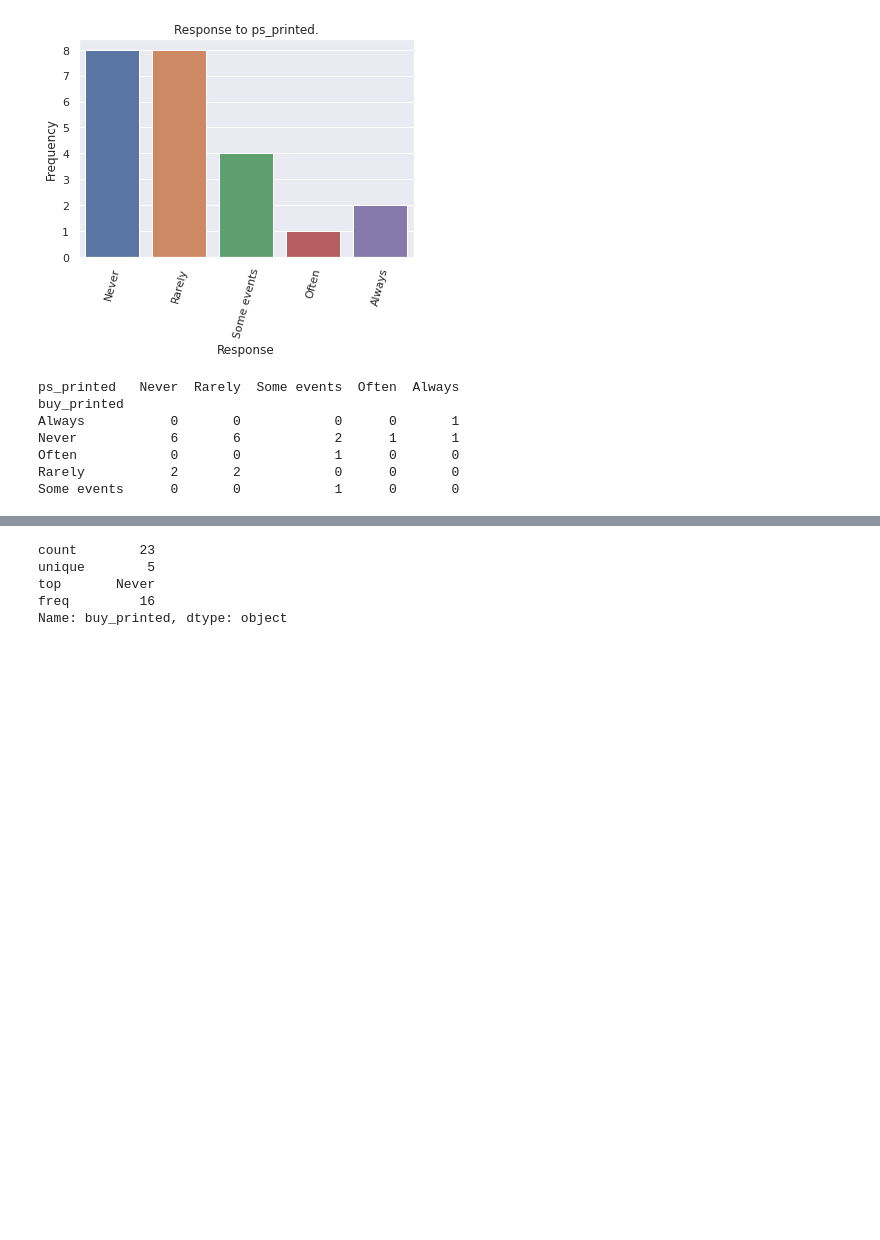
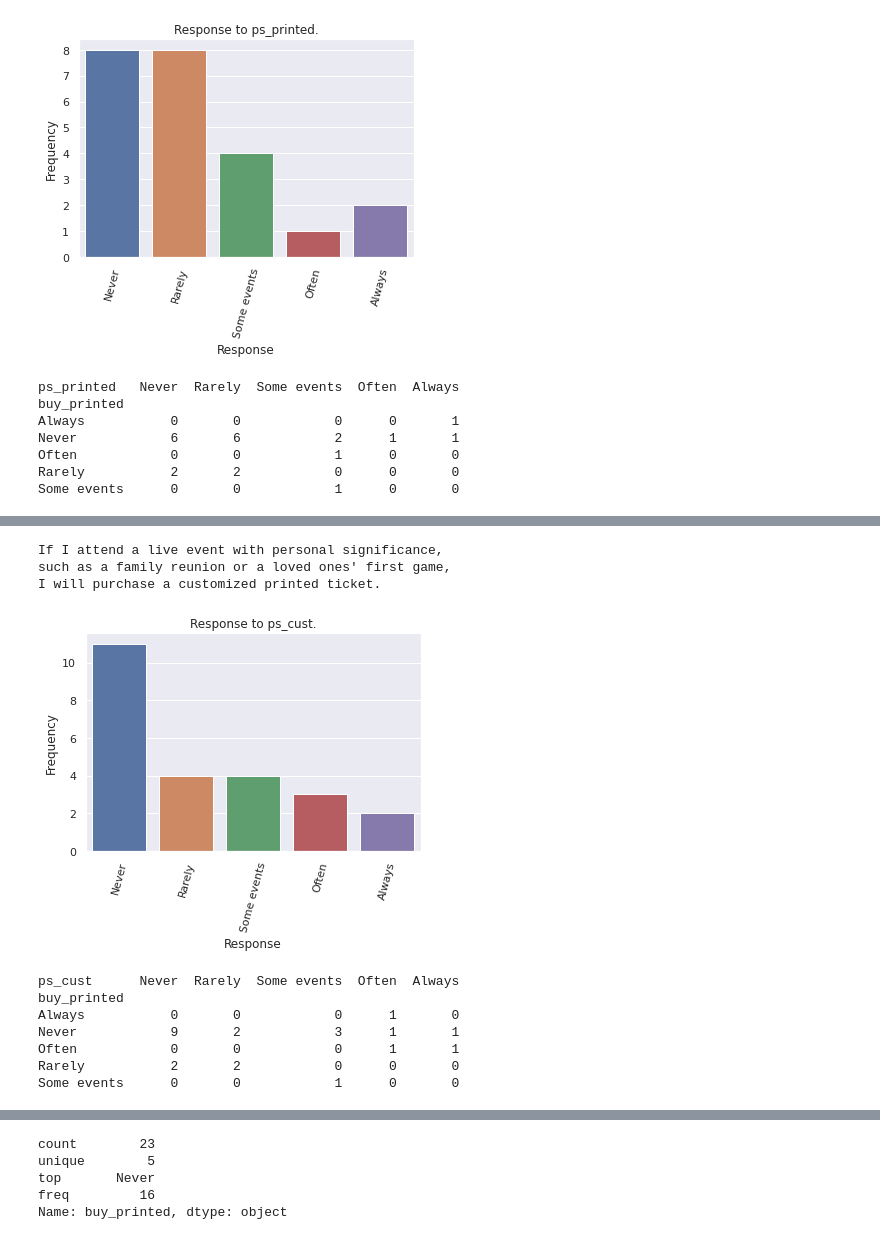
Before and after one commit to LibbyFender/Learning, a Jupyter notebook: SPEX650.ipynb, the cells around one changed output, grey strips where cells are left out. Cells and saved outputs as stored; diff of their text form; code cells hidden in the pictures; blank space fills up the shorter version.

```diff
--- a/SPEX650.ipynb
+++ b/SPEX650.ipynb
@@ -407,3 +420,18 @@ Some events      0       0            1      0       0
+# %%
+print("If I attend a live event with personal significance, \nsuch as a family reunion or a loved ones' first game,\nI will purchase a customized printed ticket.")
+invariate('ps_cust', likert_2)
+# %% [output]
+If I attend a live event with personal significance,
+such as a family reunion or a loved ones' first game,
+I will purchase a customized printed ticket.
+[figure, added]
+ps_cust      Never  Rarely  Some events  Often  Always
+buy_printed
+Always           0       0            0      1       0
+Never            9       2            3      1       1
+Often            0       0            0      1       1
+Rarely           2       2            0      0       0
+Some events      0       0            1      0       0
 # %%
 #Two-Way Table indicating Buy Souvenir and Buy Printed variables
 grouped_bs = df.groupby(['buy_souvenir', 'buy_printed'])
```
Also changed, not shown: parts of 30 cells of this notebook.
